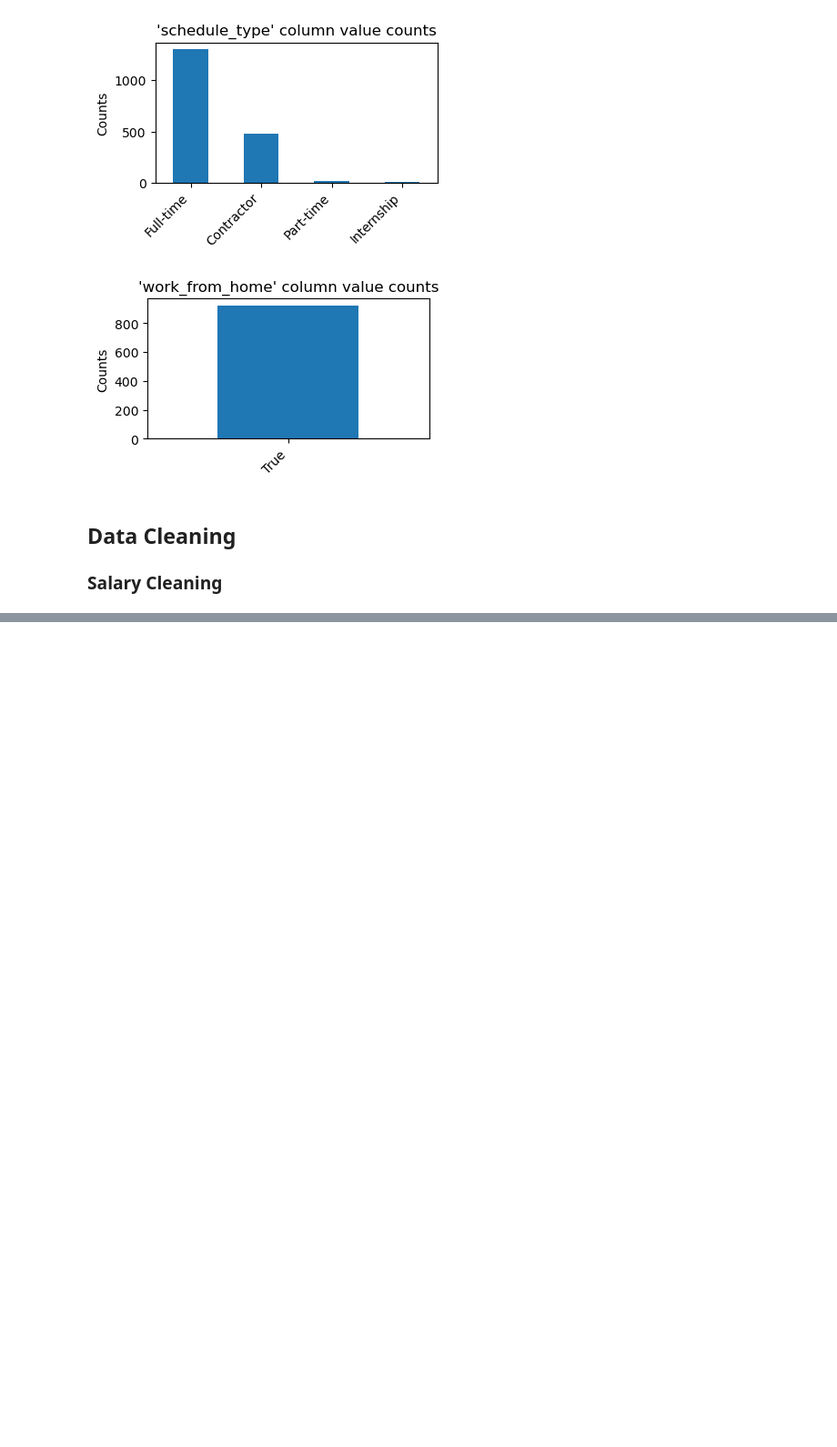
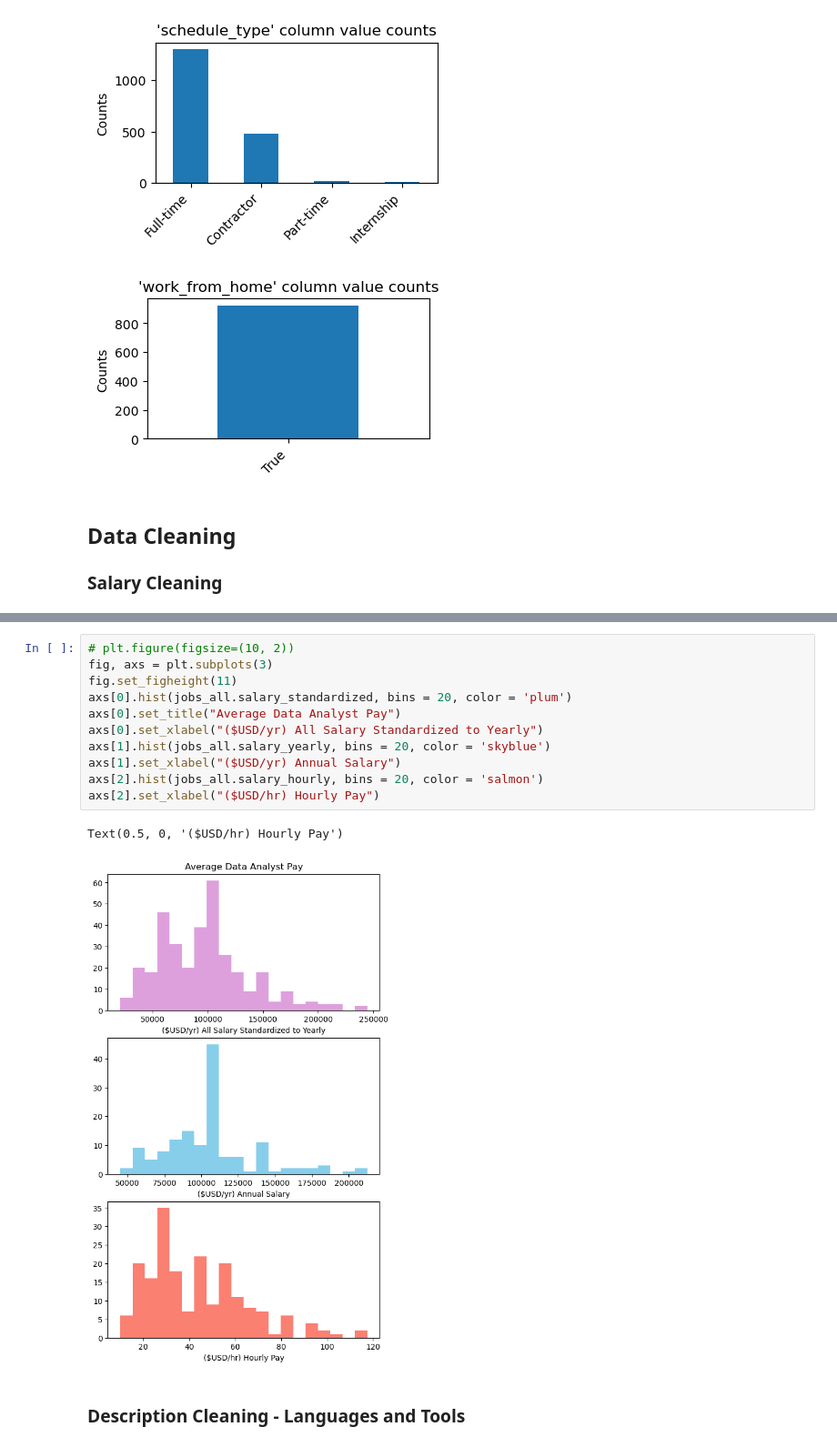
Before and after one commit to AlbertSim/Data-Analyst-Skills, a Jupyter notebook: skills.ipynb, the cells around one changed output, grey strips where cells are left out. Shown: that part at 91% size. Saved outputs shown, nothing was run; the diff lists cells and outputs as text; blank space fills up the shorter version.

```diff
--- a/skills.ipynb
+++ b/skills.ipynb
@@ -150,0 +135,16 @@ jobs_all
+# %%
+# plt.figure(figsize=(10, 2))
+fig, axs = plt.subplots(3)
+fig.set_figheight(11)
+axs[0].hist(jobs_all.salary_standardized, bins = 20, color = 'plum')
+axs[0].set_title("Average Data Analyst Pay")
+axs[0].set_xlabel("($USD/yr) All Salary Standardized to Yearly")
+axs[1].hist(jobs_all.salary_yearly, bins = 20, color = 'skyblue')
+axs[1].set_xlabel("($USD/yr) Annual Salary")
+axs[2].hist(jobs_all.salary_hourly, bins = 20, color = 'salmon')
+axs[2].set_xlabel("($USD/hr) Hourly Pay")
+# %% [output]
+Text(0.5, 0, '($USD/hr) Hourly Pay')
+[figure, added]
+# %% [markdown]
+### Description Cleaning - Languages and Tools
```
Also changed, not shown: parts of 5 cells of this notebook.
